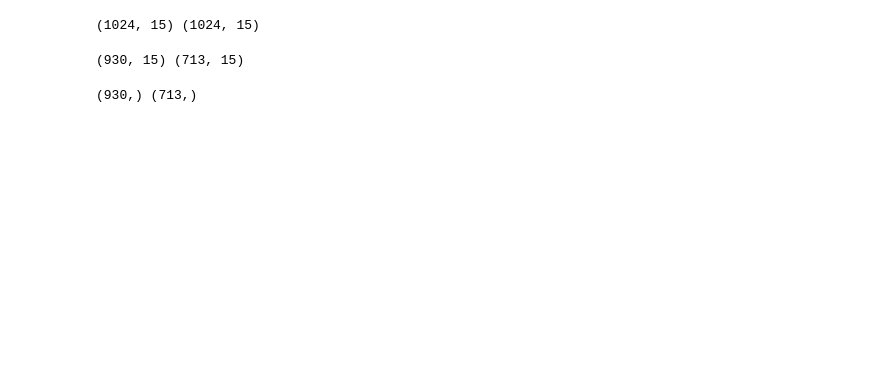
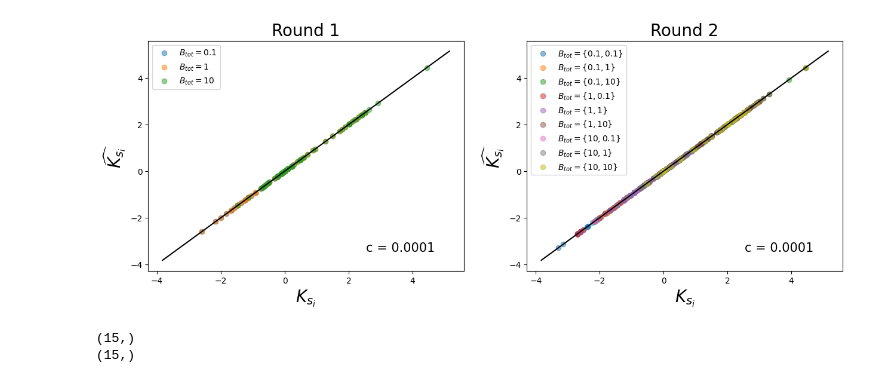
Before and after one commit to JoshuaGensel/dmMIME_correction, a Jupyter notebook: src/new_correction_test.ipynb, the cells around one changed output. Saved outputs shown, nothing was run; the diff lists cells and outputs as text; code cells hidden in the pictures; blank space fills up the shorter version.

```diff
--- a/src/new_correction_test.ipynb
+++ b/src/new_correction_test.ipynb
@@ -210,0 +6,6 @@ print(one_hot_round_2[400:405])
+# %%
+path = '/datadisk/MIME/deterministic_prob_test/'
+protein_concentrations = [0.1, 1, 10]
+c = 0.0001
+# %%
+logK_sequences_r1, logK_mutations_r1, logK_sequences_r2, logK_mutations_r2, ground_truth, round_1_sequence_effects, round_2_sequence_effects = nc.logK_inference(path, protein_concentrations, c)
@@ -211,20 +31,43 @@ print(one_hot_round_2[400:405])
+# %%
+# set up 2 subplots
+fig, axes = plt.subplots(1, 2, figsize=(15, 5))
+
+# plot round_1 sequence effects vs logK_sequences_r1
+for i in range(0,len(protein_concentrations)**2, 3):
+    axes[0].scatter(round_1_sequence_effects[i], logK_sequences_r1[i], alpha=0.5)
+# set x and y labels
+axes[0].set_xlabel('$K_{s_i}$', fontsize=20)
+axes[0].set_ylabel('$\widehat{K_{s_i}}$', fontsize=20)
+# set title
+axes[0].set_title('Round 1', fontsize=20)
+# plot 1:1 line
+axes[0].plot([np.min(round_1_sequence_effects[0]), np.max(round_1_sequence_effects[0])], [np.min(round_1_sequence_effects[0]), np.max(round_1_sequence_effects[0])], color='black')
+# add c text top left
+axes[0].text(0.8, 0.1, 'c = ' + str(c), horizontalalignment='center', verticalalignment='center', transform=axes[0].transAxes, fontsize=15)
+# add legend
+axes[0].legend(['$B_{tot} = 0.1$', '$B_{tot} = 1$', '$B_{tot} = 10$'], fontsize=10)
+
+# plot round_2 sequence effects vs logK_sequences_r2
+for i in range(len(protein_concentrations)**2):
+    axes[1].scatter(round_2_sequence_effects[i], logK_sequences_r2[i], alpha=0.5)
+# set x and y labels
+axes[1].set_xlabel('$K_{s_i}$', fontsize=20)
+axes[1].set_ylabel('$\widehat{K_{s_i}}$', fontsize=20)
+# set title
+axes[1].set_title('Round 2', fontsize=20)
+# plot 1:1 line
+axes[1].plot([np.min(round_2_sequence_effects[0]), np.max(round_2_sequence_effects[0])], [np.min(round_2_sequence_effects[0]), np.max(round_2_sequence_effects[0])], color='black')
+# add c text top left
+axes[1].text(0.8, 0.1, 'c = ' + str(c), horizontalalignment='center', verticalalignment='center', transform=axes[1].transAxes, fontsize=15)
+# add legend
+axes[1].legend(['$B_{tot} = \{0.1, 0.1\}$', '$B_{tot} = \{0.1, 1\}$', '$B_{tot} = \{0.1, 10\}$', '$B_{tot} = \{1, 0.1\}$', '$B_{tot} = \{1, 1\}$', '$B_{tot} = \{1, 10\}$', '$B_{tot} = \{10, 0.1\}$', '$B_{tot} = \{10, 1\}$', '$B_{tot} = \{10, 10\}$'], fontsize=10)
+
+plt.show()
+# %% [output]
+[figure, added]
 # %%
-print(one_hot_round_1.shape, one_hot_round_2.shape)
+print(ground_truth.shape)
+print(logK_mutations_r1[0].shape)
 # %% [output]
-(1024, 15) (1024, 15)
+(15,)
+(15,)
-# %%
-# subset at indices_r1 and indices_r2
-one_hot_round_1_pruned = one_hot_round_1[indices_r1]
-one_hot_round_2_pruned = one_hot_round_2[indices_r2]
-
-print(one_hot_round_1_pruned.shape, one_hot_round_2_pruned.shape)
-# %% [output]
-(930, 15) (713, 15)
-# %%
-# log transform the K_sequences_round_1 and K_sequences_round_2
-K_sequences_round_1_log = np.log(K_sequences_round_1[indices_r1])
-K_sequences_round_2_log = np.log(K_sequences_round_2[indices_r2])
-
-print(K_sequences_round_1_log.shape, K_sequences_round_2_log.shape)
-# %% [output]
-(930,) (713,)
```
Also changed, not shown: parts of 26 cells of this notebook, 2 other files.
